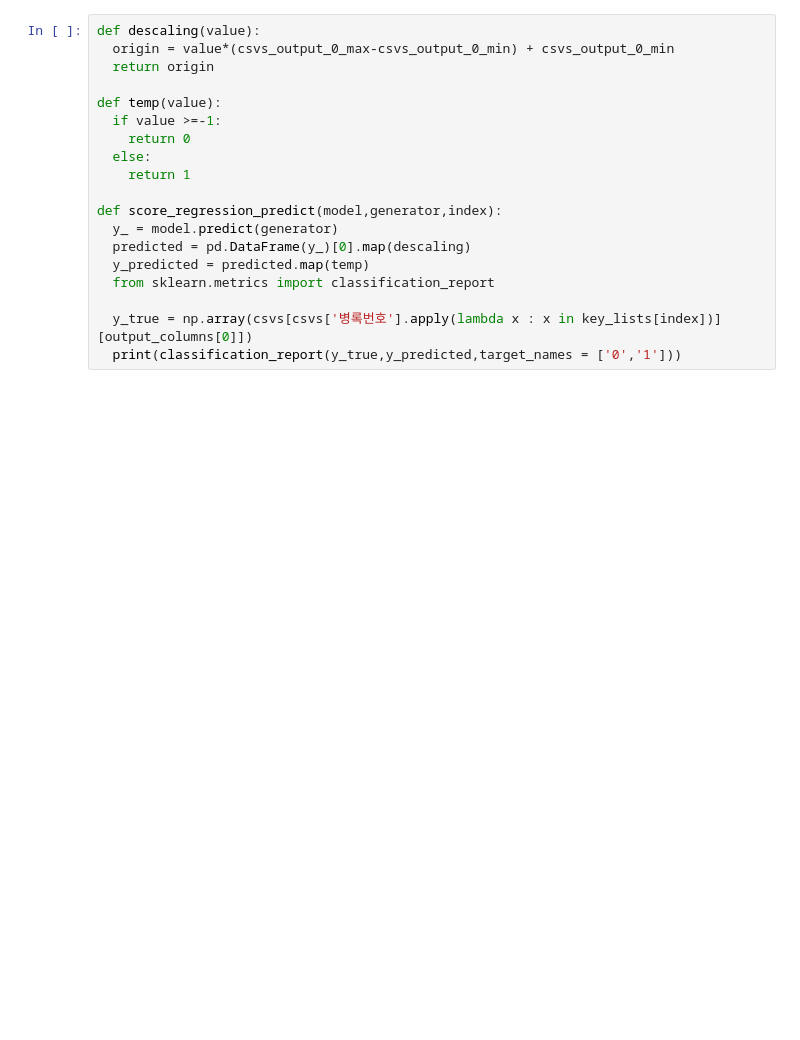
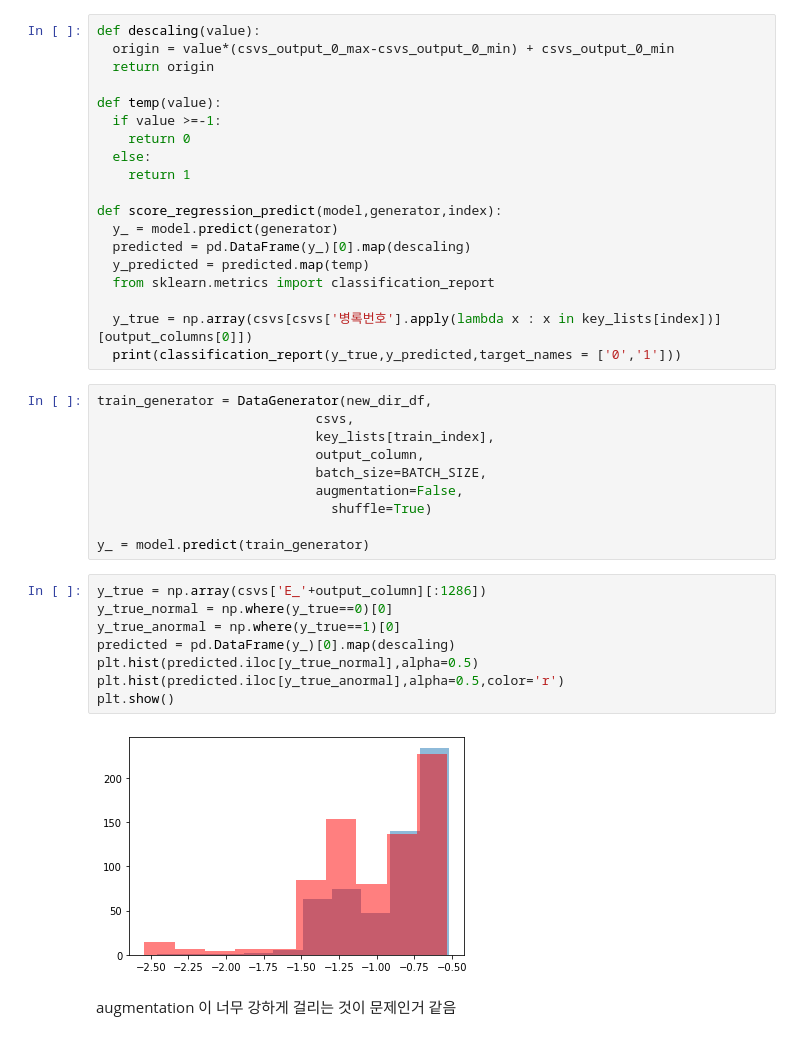
Before and after one commit to crimama/MRI_classification, a Jupyter notebook: 베이스라인/Single Fold/Singlefold_실험0.ipynb, the cells around one changed output. Drawn from its saved outputs; the diff is of its cells as text; blank space fills up the shorter version.

```diff
--- a/베이스라인/Single Fold/Singlefold_실험0.ipynb
+++ b/베이스라인/Single Fold/Singlefold_실험0.ipynb
@@ -603,3 +624,25 @@ def score_regression_predict(model,generator,index):
 
   y_true = np.array(csvs[csvs['병록번호'].apply(lambda x : x in key_lists[index])][output_columns[0]])
   print(classification_report(y_true,y_predicted,target_names = ['0','1']))
+# %%
+train_generator = DataGenerator(new_dir_df,
+                            csvs,
+                            key_lists[train_index],
+                            output_column,
+                            batch_size=BATCH_SIZE,
+                            augmentation=False,
+                              shuffle=True)
+
+y_ = model.predict(train_generator)
+# %%
+y_true = np.array(csvs['E_'+output_column][:1286])
+y_true_normal = np.where(y_true==0)[0]
+y_true_anormal = np.where(y_true==1)[0]
+predicted = pd.DataFrame(y_)[0].map(descaling)
+plt.hist(predicted.iloc[y_true_normal],alpha=0.5)
+plt.hist(predicted.iloc[y_true_anormal],alpha=0.5,color='r')
+plt.show()
+# %% [output]
+[figure, added]
+# %% [markdown]
+augmentation 이 너무 강하게 걸리는 것이 문제인거 같음
```
Also changed, not shown: parts of 19 cells of this notebook, 6 other files.
